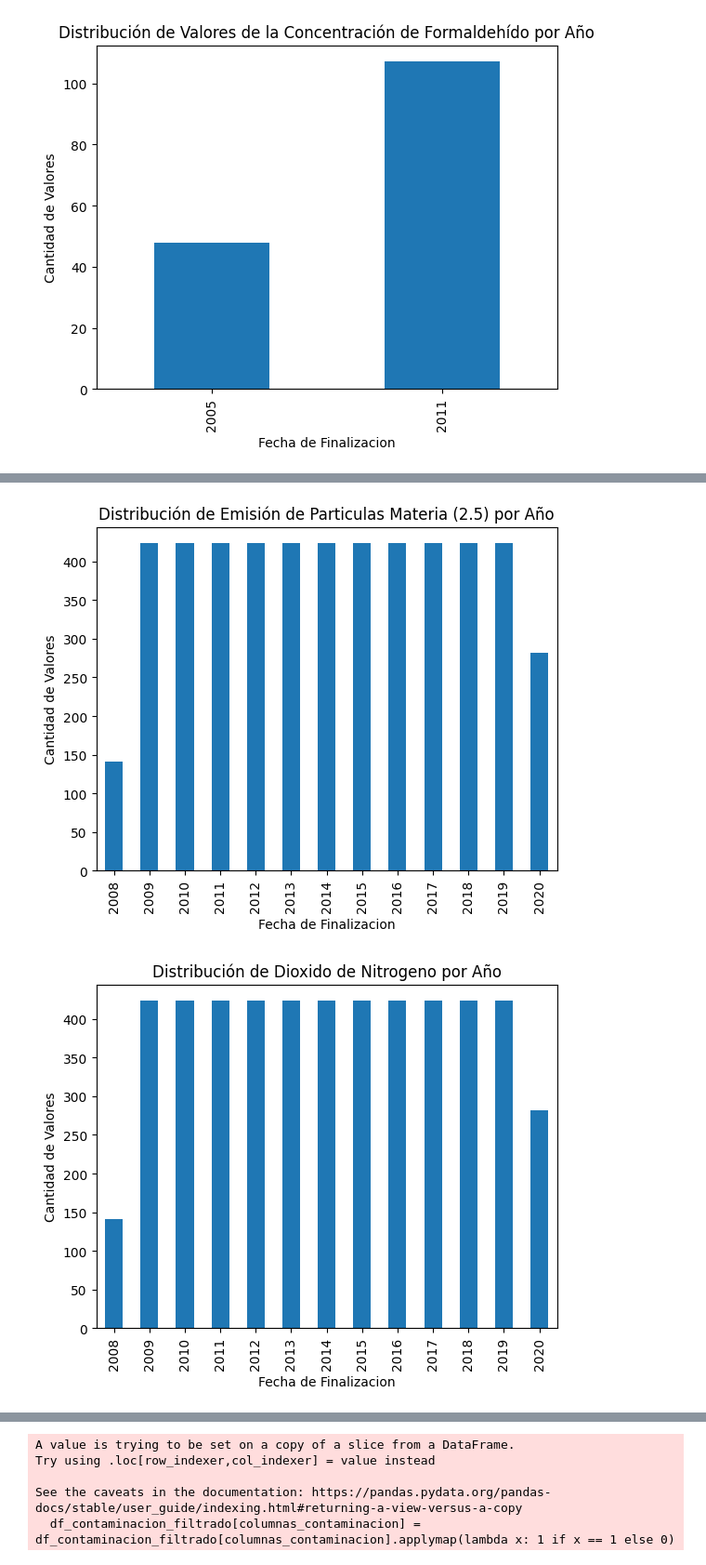
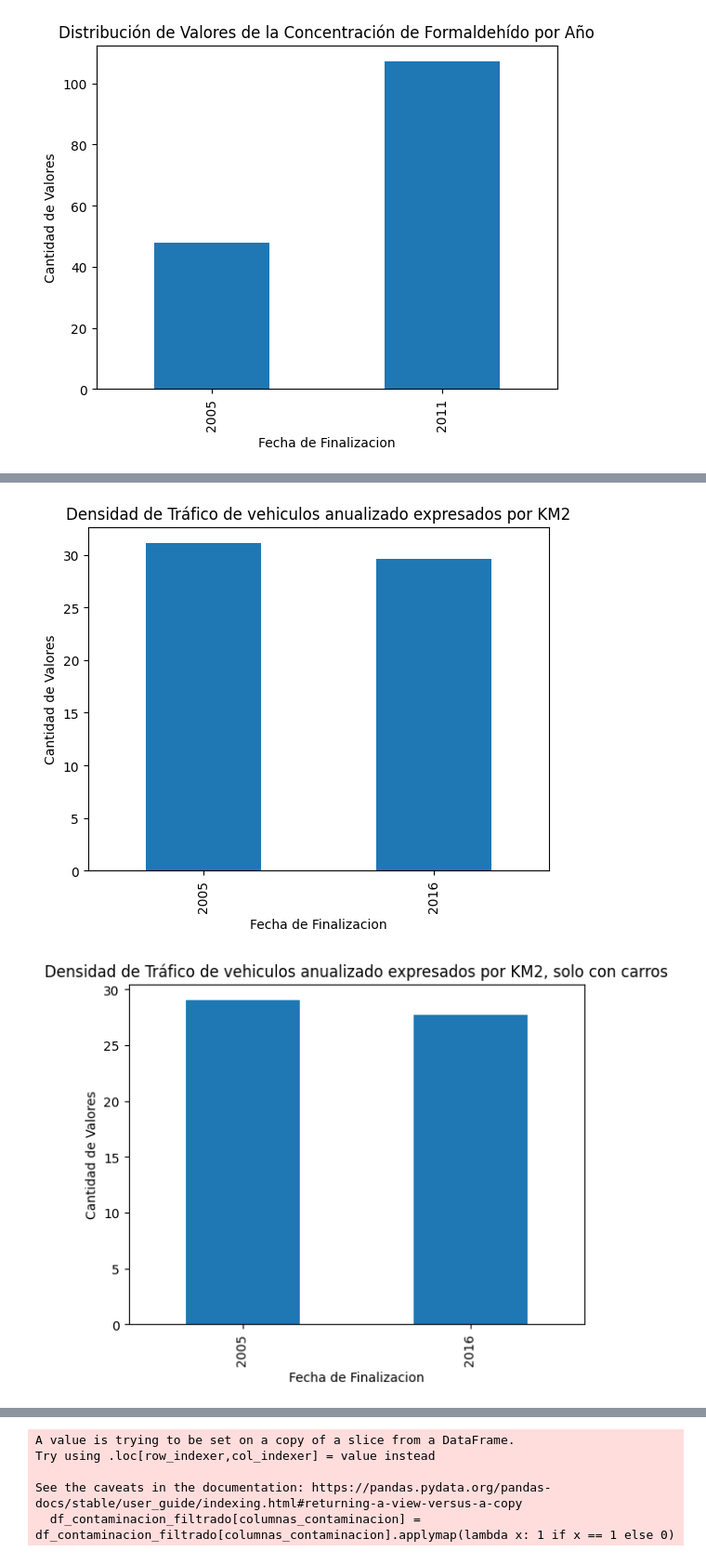
Before and after one commit to A-Lasso/Taxis-NewYork, a Jupyter notebook: Análisis_eda_contaminacion.ipynb, the cells around one changed output, grey strips where cells are left out. Shown at 93% size. Drawn from its saved outputs; the diff is of its cells as text; code cells hidden in the pictures.

```diff
--- a/Análisis_eda_contaminacion.ipynb
+++ b/Análisis_eda_contaminacion.ipynb
@@ -147,40 +358,36 @@ plt.show()
 # %%
 # Genero los datos a partir de cada columna para evaluar si existe alguna distribución particular
-df_concentraciones_Matter = df_calidadDelAire[df_calidadDelAire['Name'] == 'Fine Particulate Matter (PM2.5)']
+df_Densidad_Tráfico = df_calidadDelAire[df_calidadDelAire['Name'] == 'Traffic Density- Annual Vehicle Miles Traveled']
 
-# Agrupo los datos por año, en teoría consideraré por anualizado fecha final la concentracion dado que este dato viene anual
-ocurrencias_por_año = df_concentraciones_Matter['Final_Date'].value_counts().sort_index()
+# Agrupo los datos por año, en teoría consideraré por anualizado fecha final dado que los datos vienen anualizados
+ocurrencias_por_año = df_Densidad_Tráfico.groupby('Start_Date')['Data Value'].mean()
 
 # Trazar el gráfico de barras
-ax = ocurrencias_por_año.plot(kind='bar', title='Distribución de Emisión de Particulas Materia (2.5) por Año')
+ax = ocurrencias_por_año.plot(kind='bar', title='Densidad de Tráfico de vehiculos anualizado expresados por KM2')
 ax.set_xlabel('Fecha de Finalizacion')
 ax.set_ylabel('Cantidad de Valores')
 
 plt.show()
 
-#Se observa una distribución casi horizontal o en línea recta exceptuando en los años 2008 que fue la distribución más baja encontrada
-#Y 2020 donde se observa una caída pronunciada de los datos.
-
-
-#####Se puede generar una búsqueda por año y localización geográfica.
+#Se observa ausencia de datos y se mantiene una tendencia casi igual entre los dos años representados de 30 aproximadamente por milla
 # %% [output]
-[figure, old version]
+[figure, new version]
 # %%
 # Genero los datos a partir de cada columna para evaluar si existe alguna distribución particular
-df_concentraciones_NO2 = df_calidadDelAire[df_calidadDelAire['Name'] == 'Nitrogen Dioxide (NO2)']
+df_Densidad_Tráfico_carros = df_calidadDelAire[df_calidadDelAire['Name'] == 'Traffic Density- Annual Vehicle Miles Traveled for Cars']
 
-# Agrupo los datos por año, en teoría consideraré por anualizado fecha final la concentracion dado que este dato viene solo por winter
-ocurrencias_por_año = df_concentraciones_NO2 ['Final_Date'].value_counts().sort_index()
+# Agrupo los datos por año, en teoría consideraré por anualizado fecha final dado que los datos vienen anualizados
+ocurrencias_por_año = df_Densidad_Tráfico_carros.groupby('Start_Date')['Data Value'].mean()
 
 # Trazar el gráfico de barras
-ax = ocurrencias_por_año.plot(kind='bar', title='Distribución de Dioxido de Nitrogeno por Año')
+ax = ocurrencias_por_año.plot(kind='bar', title='Densidad de Tráfico de vehiculos anualizado expresados por KM2, solo con carros')
 ax.set_xlabel('Fecha de Finalizacion')
 ax.set_ylabel('Cantidad de Valores')
 
 plt.show()
 
-#Se continúa viendo el mismo patrón de hecho es igual a la distribución de Nitrogeno
+#Se observa que existe mayor trafico de carros livianos en 2005
 # %% [output]
-[figure, old version]
+[figure, new version]
 # %%
 # Genero los datos a partir de cada columna para evaluar si existe alguna distribución particular
```
Also changed, not shown: parts of 27 cells of this notebook.
